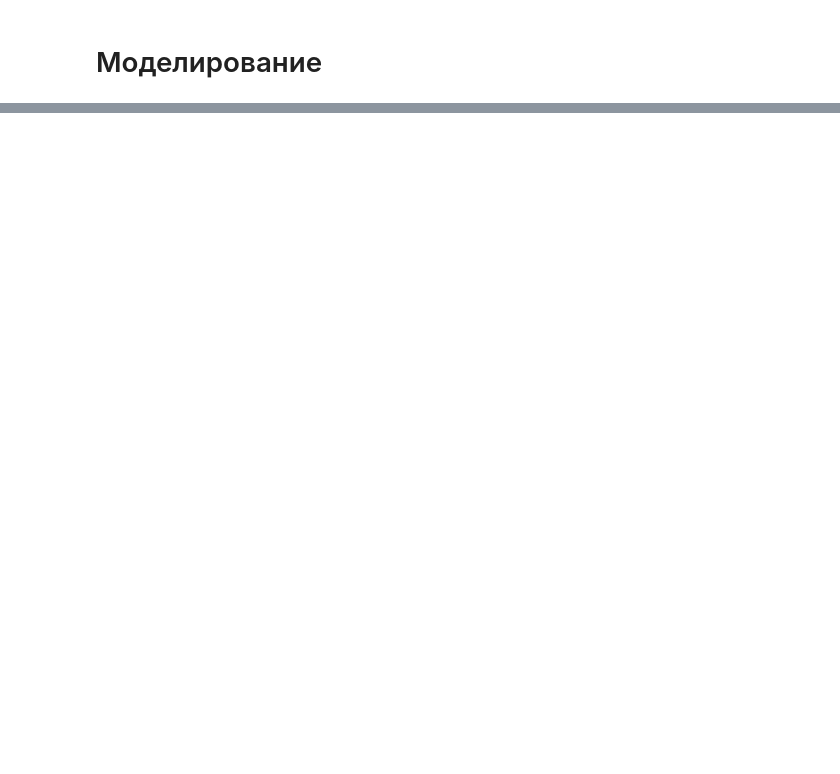
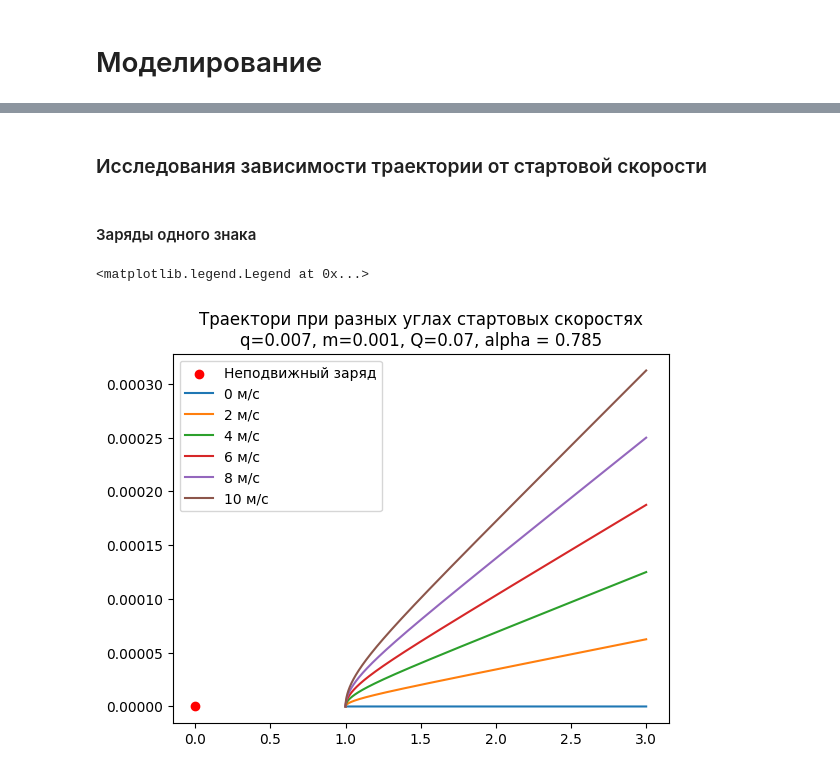
Before and after one commit to lalayants/PhysicsITMO_Electrostatics, a Jupyter notebook: Project1.2/project.ipynb, the cells around one changed output, grey strips where cells are left out. Saved outputs shown, nothing was run; the diff lists cells and outputs as text; code cells hidden in the pictures; blank space fills up the shorter version.

```diff
--- a/Project1.2/project.ipynb
+++ b/Project1.2/project.ipynb
@@ -69,0 +69,18 @@ array([ True,  True,  True, ..., False, False, False])
+# %% [markdown]
+### Исследования зависимости траектории от стартовой скорости
+# %% [markdown]
+#### Заряды одного знака
+# %%
+alpha = np.pi/4
+plt.scatter(0, 0, color='r', label="Неподвижный заряд")
+
+for speed in range(0, 11, 2):
+    x, y = model.calculate_trajectory(
+        l=l, q=q, m=m, Q=Q, alpha=alpha, V_0=speed, dt=dt, epsilon=epsilon, max_step=max_step)
+    plt.plot(x, y, label=f"{speed} м/с")
+plt.title(
+    f"Траектори при разных углах стартовых скоростях\nq={q}, m={m}, Q={Q}, alpha = {round(alpha, 3)}")
+plt.legend()
+# %% [output]
+<matplotlib.legend.Legend at 0x...>
+[figure, added]
```
Also changed, not shown: parts of 21 cells of this notebook, 1 other file.
